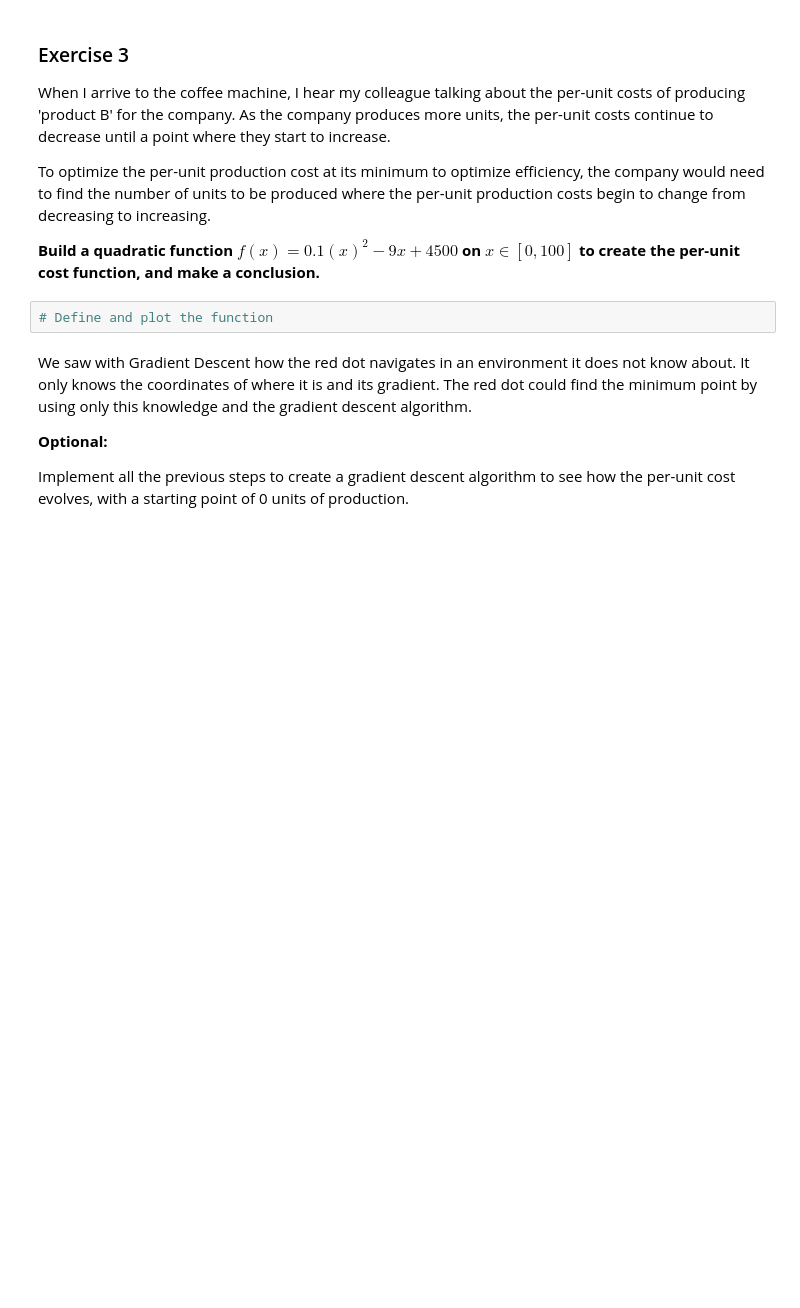
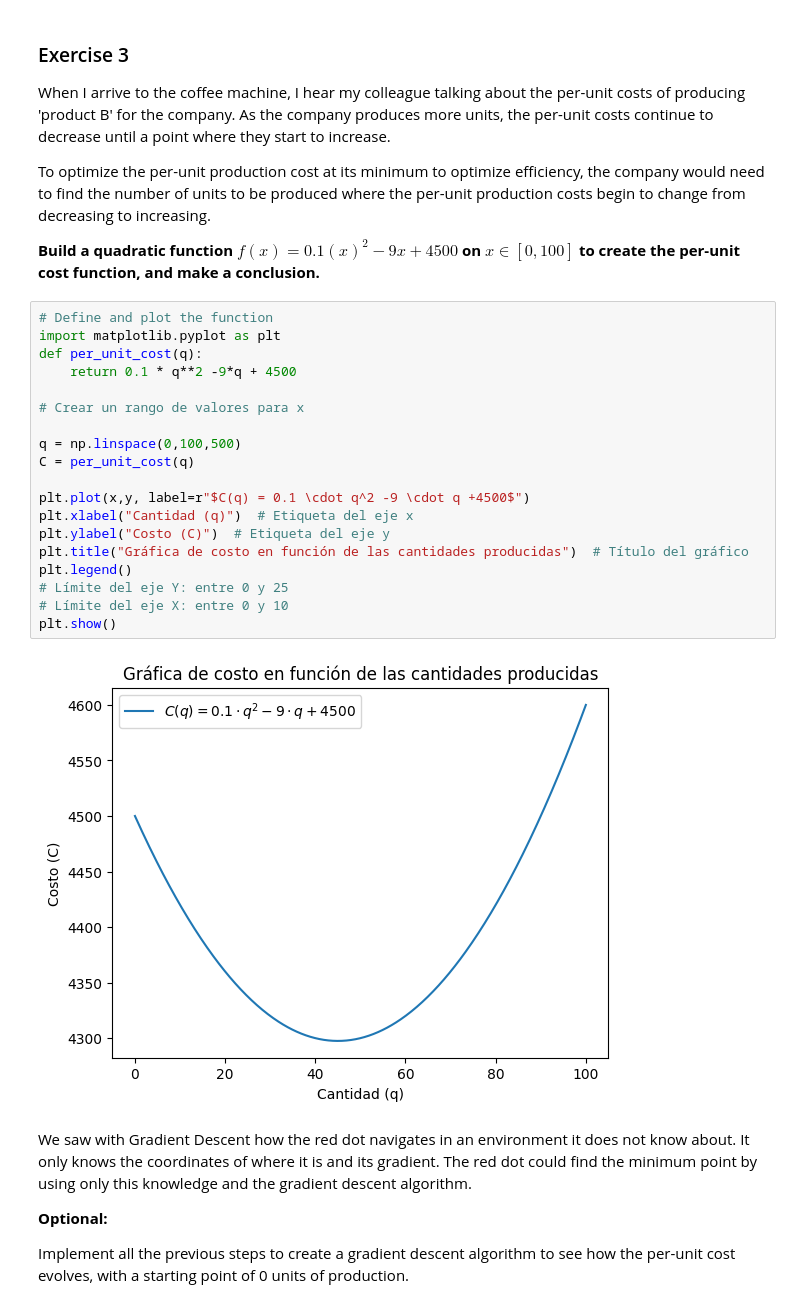
Before and after one commit to ASGAMO-DS/calculus-and-algebra-problems-with-python, a Jupyter notebook: notebook/problems.ipynb, the cells around one changed output. Cells and saved outputs as stored; diff of their text form; blank space fills up the shorter version.

```diff
--- a/notebook/problems.ipynb
+++ b/notebook/problems.ipynb
@@ -306,6 +303,25 @@ To optimize the per-unit production cost at its minimum to optimize efficiency,
 **Build a quadratic function $f(x)=0.1(x)^2−9x +4500$ on $x∈[0,100]$ to create the per-unit cost function, and make a conclusion.**
 # %%
 # Define and plot the function
+import matplotlib.pyplot as plt
+def per_unit_cost(q):
+    return 0.1 * q**2 -9*q + 4500
+
+# Crear un rango de valores para x
+
+q = np.linspace(0,100,500)
+C = per_unit_cost(q)
+
+plt.plot(x,y, label=r"$C(q) = 0.1 \cdot q^2 -9 \cdot q +4500$")
+plt.xlabel("Cantidad (q)")  # Etiqueta del eje x
+plt.ylabel("Costo (C)")  # Etiqueta del eje y
+plt.title("Gráfica de costo en función de las cantidades producidas")  # Título del gráfico
+plt.legend()
+# Límite del eje Y: entre 0 y 25
+# Límite del eje X: entre 0 y 10
+plt.show()
+# %% [output]
+[figure, added]
 # %% [markdown]
 We saw with Gradient Descent how the red dot navigates in an environment it does not know about. It only knows the coordinates of where it is and its gradient. The red dot could find the minimum point by using only this knowledge and the gradient descent algorithm.
 
```
Also changed, not shown: parts of 5 cells of this notebook.
